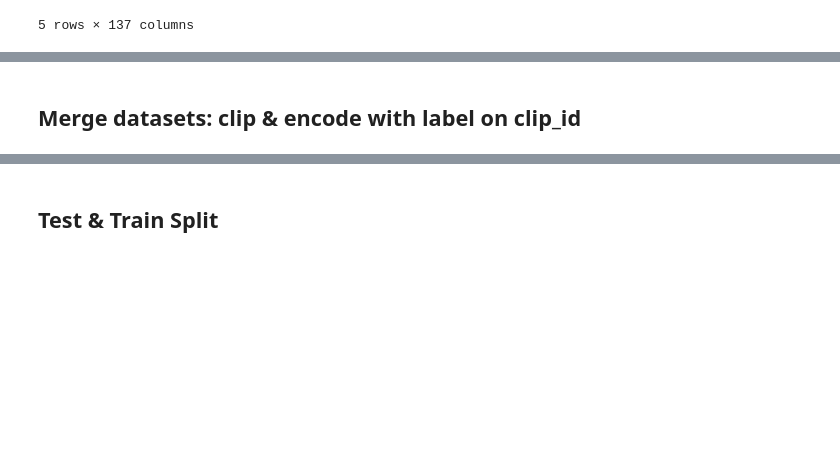
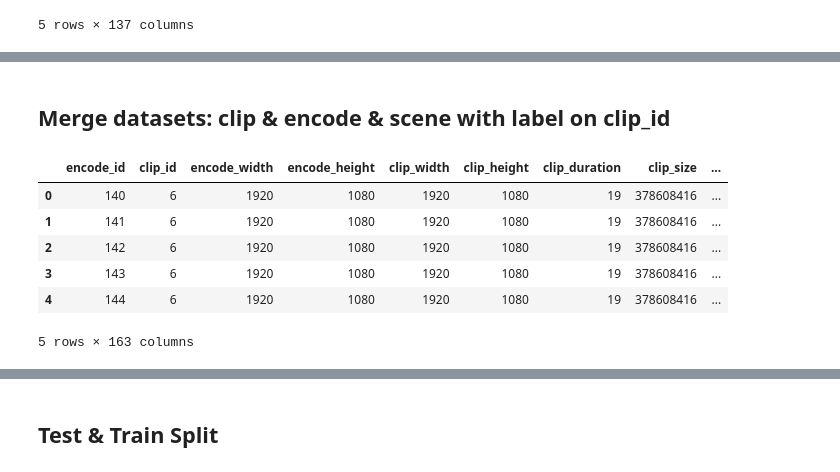
Before and after one commit to uygaryo2/Per-Title_encoding, a Jupyter notebook: Data-PreProcessing/Data PreProcessing.ipynb, the cells around one changed output, grey strips where cells are left out. Cells and saved outputs as stored; diff of their text form; code cells hidden in the pictures; blank space fills up the shorter version.

```diff
--- a/Data-PreProcessing/Data PreProcessing.ipynb
+++ b/Data-PreProcessing/Data PreProcessing.ipynb
@@ -51,7 +76,17 @@ df_label_pivot.head(5)
 # %% [markdown]
-## Merge datasets: clip & encode with label on clip_id
+## Merge datasets: clip & encode & scene with label on clip_id
 # %%
 df_merged = df_clip_encode.merge(df_label_pivot, how = 'inner', left_on='clip_id', right_on='label_clip_id')
+df_merged = df_merged.merge(df_scene_pivot, how = 'inner', left_on = 'clip_id', right_on = 'scene_clip_id')
+df_merged.head()
+# %% [output]
+|  | encode_id | clip_id | encode_width | encode_height | clip_width | clip_height | clip_duration | clip_size | ... |
+| 0 | 140 | 6 | 1920 | 1080 | 1920 | 1080 | 19 | 378608416 | ... |
+| 1 | 141 | 6 | 1920 | 1080 | 1920 | 1080 | 19 | 378608416 | ... |
+| 2 | 142 | 6 | 1920 | 1080 | 1920 | 1080 | 19 | 378608416 | ... |
+| 3 | 143 | 6 | 1920 | 1080 | 1920 | 1080 | 19 | 378608416 | ... |
+| 4 | 144 | 6 | 1920 | 1080 | 1920 | 1080 | 19 | 378608416 | ... |
+5 rows × 163 columns
 # %%
 # drop unwanted columns
 df_merged = df_merged.drop(columns=['encode_id', 'clip_id', 'psnr'], axis=1)
```
Also changed, not shown: parts of 7 cells of this notebook, 3 other files.
